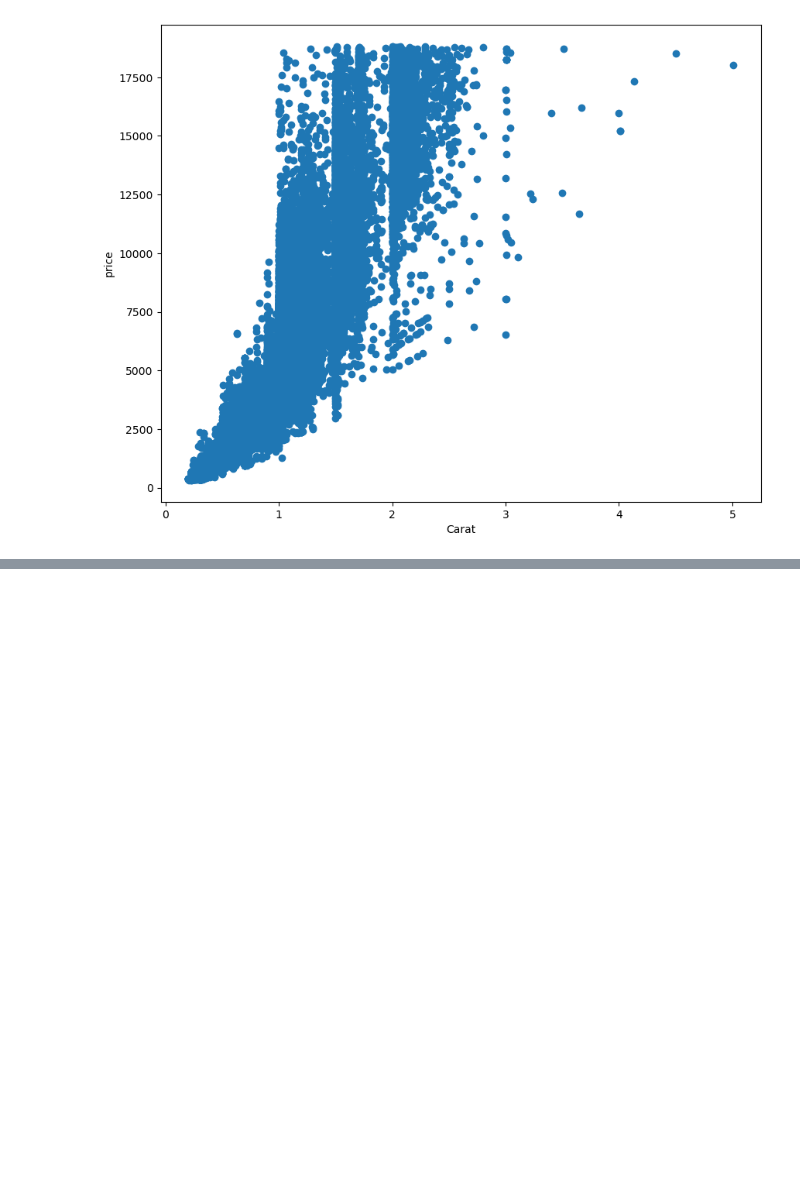
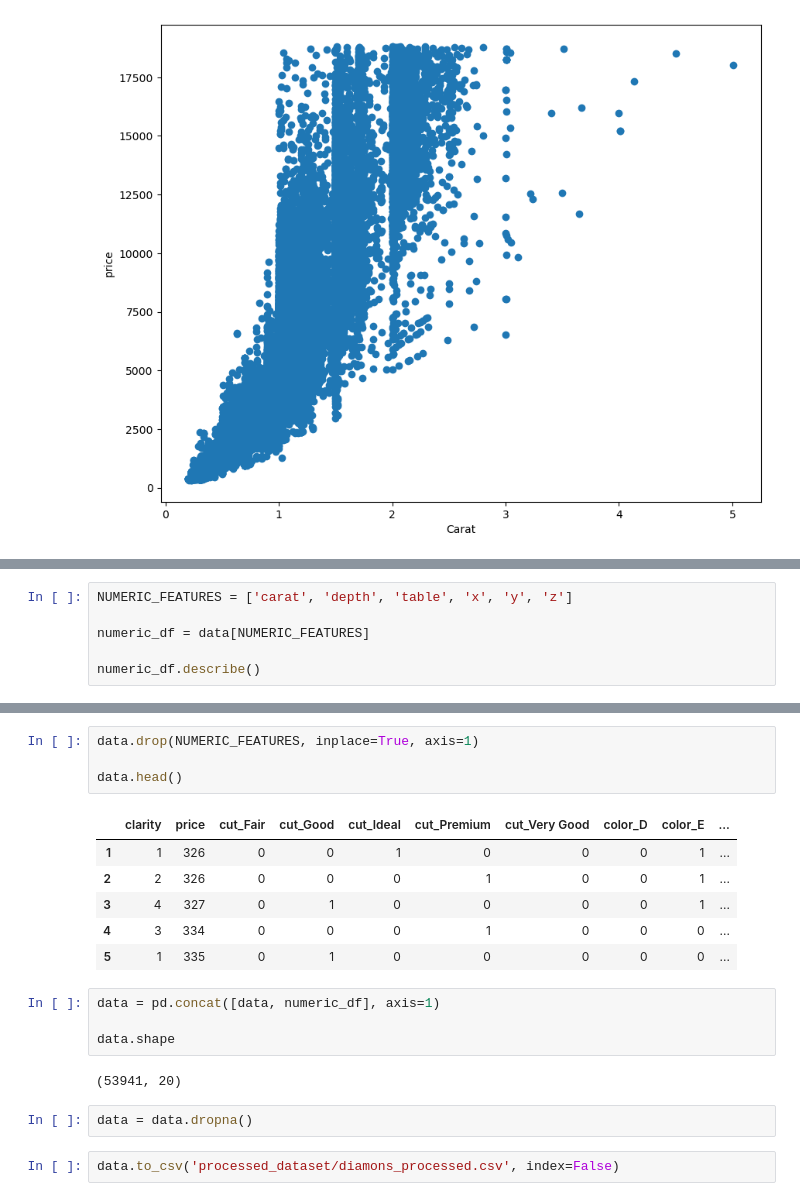
Before and after one commit to ptanlam/ml-essentials, a Jupyter notebook: RegressionUsingCategoricalData.ipynb, the cells around one changed output, grey strips where cells are left out. Cells and saved outputs as stored; diff of their text form; blank space fills up the shorter version.

```diff
--- a/RegressionUsingCategoricalData.ipynb
+++ b/RegressionUsingCategoricalData.ipynb
@@ -74,0 +105,6 @@ plt.show()
+# %%
+NUMERIC_FEATURES = ['carat', 'depth', 'table', 'x', 'y', 'z']
+
+numeric_df = data[NUMERIC_FEATURES]
+
+numeric_df.describe()
@@ -74,0 +161,21 @@ plt.show()
+# %%
+data.drop(NUMERIC_FEATURES, inplace=True, axis=1)
+
+data.head()
+# %% [output]
+|  | clarity | price | cut_Fair | cut_Good | cut_Ideal | cut_Premium | cut_Very Good | color_D | color_E | ... |
+| 1 | 1 | 326 | 0 | 0 | 1 | 0 | 0 | 0 | 1 | ... |
+| 2 | 2 | 326 | 0 | 0 | 0 | 1 | 0 | 0 | 1 | ... |
+| 3 | 4 | 327 | 0 | 1 | 0 | 0 | 0 | 0 | 1 | ... |
+| 4 | 3 | 334 | 0 | 0 | 0 | 1 | 0 | 0 | 0 | ... |
+| 5 | 1 | 335 | 0 | 1 | 0 | 0 | 0 | 0 | 0 | ... |
+# %%
+data = pd.concat([data, numeric_df], axis=1)
+
+data.shape
+# %% [output]
+(53941, 20)
+# %%
+data = data.dropna()
+# %%
+data.to_csv('processed_dataset/diamons_processed.csv', index=False)
```
Also changed, not shown: parts of 11 cells of this notebook, 1 other file.
